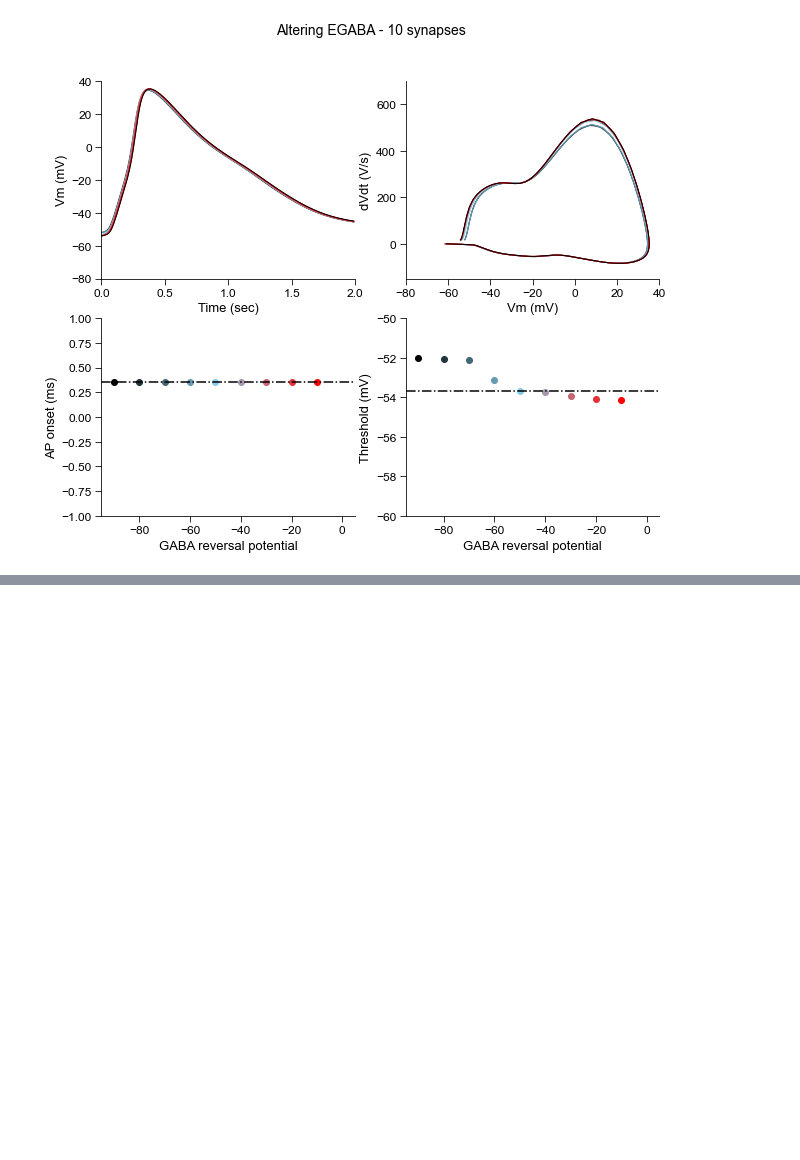
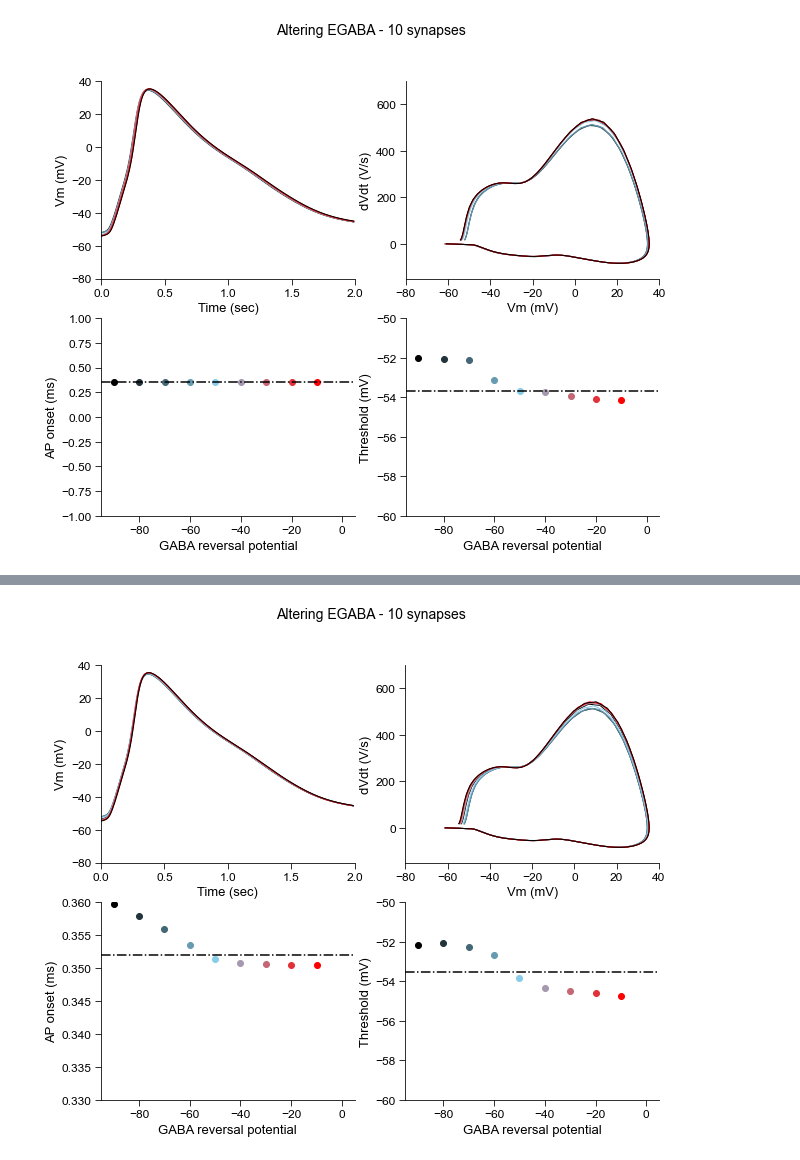
Before and after one commit to annalipkin/threshold_model, a Jupyter notebook: Anna_threshold_L5morphology.ipynb, the cells around one changed output, grey strips where cells are left out. Cells and saved outputs as stored; diff of their text form; code cells hidden in the pictures; blank space fills up the shorter version.

```diff
--- a/Anna_threshold_L5morphology.ipynb
+++ b/Anna_threshold_L5morphology.ipynb
@@ -1001,0 +1113,77 @@ plt.show()
+# %%
+## again with a wider EGABA step
+### Anna threshold models continued
+# ten GABA synapses, now surrounding the site of AP initiation
+
+#set all to zero at first
+for ncg in ncgs:
+    ncg.weight[0] = 0
+
+#set color map
+cmap = clr.LinearSegmentedColormap.from_list('scn2a',
+                                         [(0,    'k'),
+                                          (0.5, 'skyblue'),
+                                          (1,    'red')], N=256)
+
+### PLOTS ###
+init_stim_for_phase_plane()
+#percents = [-90, -80, -70, -60, -50, -40, -30, -20, -10, 0]
+percents = np.arange(-90,0,10)
+fig, ax1, ax2, ax3, ax4 = AP1_phase_plane_comparison_axes(percents, cmap)
+fig.suptitle('Altering EGABA - 10 synapses')
+time = []
+thresh = []
+
+# for i, p in enumerate(percents):
+#     init_settings(na12=p) ### set conductance here
+#     dvdt_temp, thresh_temp = AP1_phase_plane(ax1, ax2, label = '{}%'.format(int(p*100)))
+#     dvdt.append(dvdt_temp)
+#     thresh.append(thresh_temp)
+
+### run once with no GABA
+init_settings()
+time_nostim, thresh_nostim = AP1_phase_plane(ax1, ax2, label = 'no stim')
+ax3.axhline(y = time_nostim, color = 'k', linestyle = 'dashdot')
+ax4.axhline(y = thresh_nostim, color = 'k', linestyle = 'dashdot')
+print(thresh_nostim)
+print(time_nostim)
+
+#reinstate GABAsyn
+nsg.start = 350
+
+for ncg in ncgs:
+    ncg.weight[0] = 0.001
+
+for i, p in enumerate(percents):
+    init_settings()
+    for syn in syns:
+        syn.e = p
+    time_temp, thresh_temp = AP1_phase_plane(ax1, ax2, label = '{}%'.format(int(p*100)))
+    time.append(time_temp)
+    thresh.append(thresh_temp)
+
+# for i, p in enumerate(reversals):
+#     init_settings(GABAsyn.e = p) ### set conductance here
+#     dvdt_temp, thresh_temp = AP1_phase_plane(ax1, ax2, label = '{}%'.format(int(p*100)))
+#     dvdt.append(dvdt_temp)
+#     thresh.append(thresh_temp)
+
+
+#reversals = [-100,-90, -80, -70, -60, -50, -40, -30, -20, -10, 0]
+ax3.set_prop_cycle('color', cmap(np.linspace(0,1,len(percents))))
+for i in range(len(percents)):
+    ax3.scatter(percents[i],time[i])
+    print(time[i])
+ax3.set_xlim(-95,5)
+
+
+ax4.set_prop_cycle('color', cmap(np.linspace(0,1,len(percents))))
+for i in range(len(percents)):
+    ax4.scatter(percents[i],thresh[i])
+    #print(thresh[i])
+ax4.set_xlim(-95,5)
+ax4.set_ylim(-60, -50)
+
+# plt.savefig('Phase-plane - Reducing NaV12 – All Compartments.pdf')
+plt.show()
+# %% [output]
@@ -1001,0 +1201 @@ plt.show()
+[figure, added]
```
Also changed, not shown: parts of 13 cells of this notebook.
